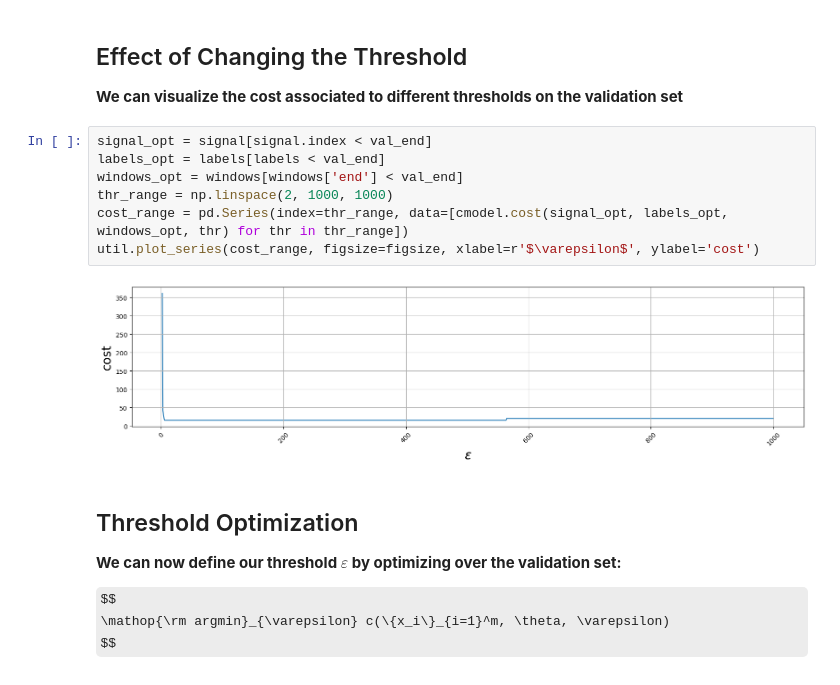
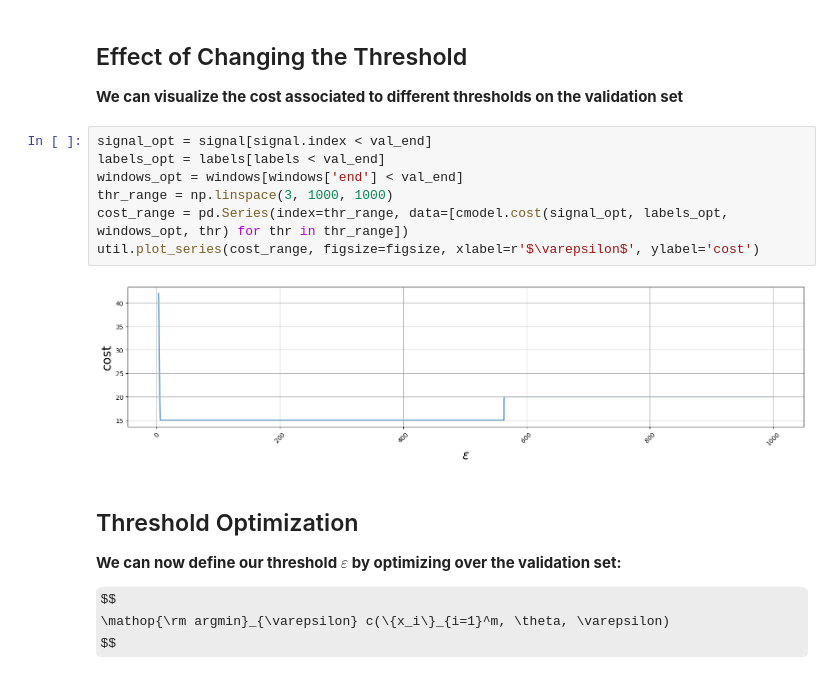
Before and after one commit to bbs-emba-2024/applications, a Jupyter notebook: notebooks/01. Anomaly Detection in Taxi Calls.ipynb, the cells around one changed output. Saved outputs shown, nothing was run; the diff lists cells and outputs as text; some formulas as TeX source.

```diff
--- a/notebooks/01. Anomaly Detection in Taxi Calls.ipynb
+++ b/notebooks/01. Anomaly Detection in Taxi Calls.ipynb
@@ -464,12 +464,12 @@ util.plot_series(data, labels, val_start=train_end, test_start=val_end, figsize=
 # %%
 signal_opt = signal[signal.index < val_end]
 labels_opt = labels[labels < val_end]
 windows_opt = windows[windows['end'] < val_end]
-thr_range = np.linspace(2, 1000, 1000)
+thr_range = np.linspace(3, 1000, 1000)
 cost_range = pd.Series(index=thr_range, data=[cmodel.cost(signal_opt, labels_opt, windows_opt, thr) for thr in thr_range])
 util.plot_series(cost_range, figsize=figsize, xlabel=r'$\varepsilon$', ylabel='cost')
 # %% [output]
-[figure, old version]
+[figure, new version]
 # %% [markdown]
 ## Threshold Optimization
 
```
Also changed, not shown: parts of 3 cells of this notebook, 12 other files.
